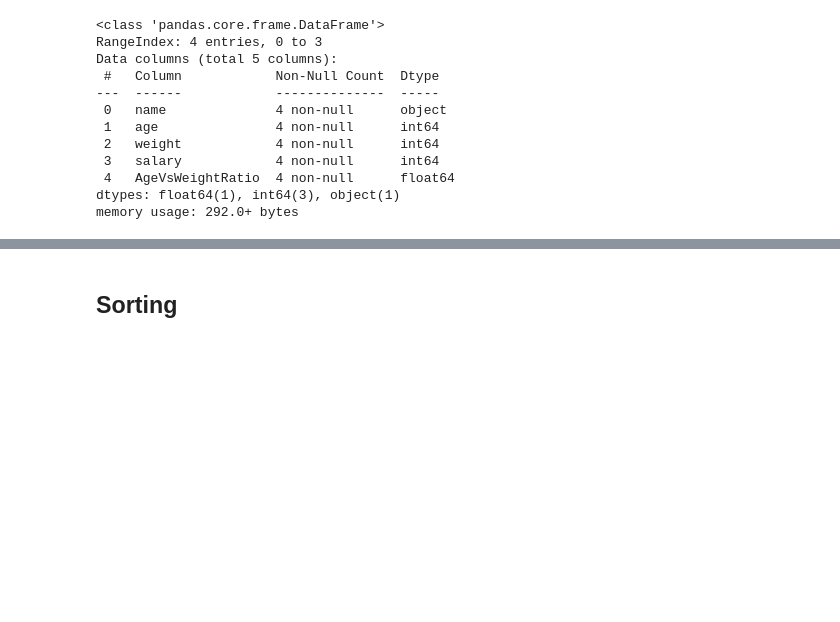
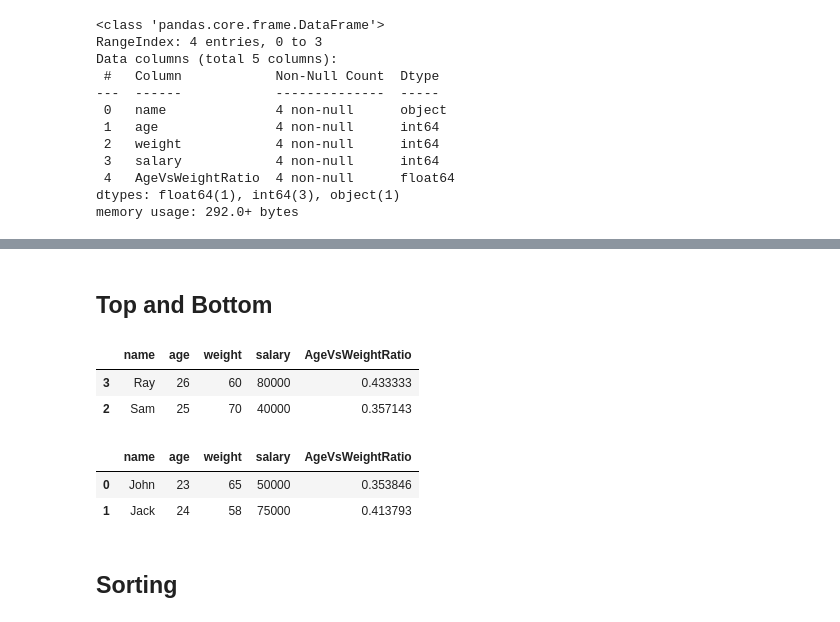
Before and after one commit to contactsandeepdash/datascience, a Jupyter notebook: pandas/01.pandas.ipynb, the cells around one changed output, grey strips where cells are left out. Drawn from its saved outputs; the diff is of its cells as text; code cells hidden in the pictures; blank space fills up the shorter version.

```diff
--- a/pandas/01.pandas.ipynb
+++ b/pandas/01.pandas.ipynb
@@ -206,6 +203,20 @@ df1.describe().T.style.background_gradient(cmap='coolwarm')
 | weight | 4.000000 | 63.250000 | 5.377422 | 58.000000 | 59.500000 | 62.500000 | 66.250000 | 70.000000 |
 | salary | 4.000000 | 61250.000000 | 19311.050377 | 40000.000000 | 47500.000000 | 62500.000000 | 76250.000000 | 80000.000000 |
 | AgeVsWeightRatio | 4.000000 | 0.389529 | 0.040124 | 0.353846 | 0.356319 | 0.385468 | 0.418678 | 0.433333 |
+# %% [markdown]
+## Top and Bottom
+# %%
+df1.nlargest(2, 'age')
+# %% [output]
+|  | name | age | weight | salary | AgeVsWeightRatio |
+| 3 | Ray | 26 | 60 | 80000 | 0.433333 |
+| 2 | Sam | 25 | 70 | 40000 | 0.357143 |
+# %%
+df1.nsmallest(2, 'age')
+# %% [output]
+|  | name | age | weight | salary | AgeVsWeightRatio |
+| 0 | John | 23 | 65 | 50000 | 0.353846 |
+| 1 | Jack | 24 | 58 | 75000 | 0.413793 |
 # %% [markdown]
 ## Sorting
 # %%
```
Also changed, not shown: parts of 9 cells of this notebook, 8 other files.
